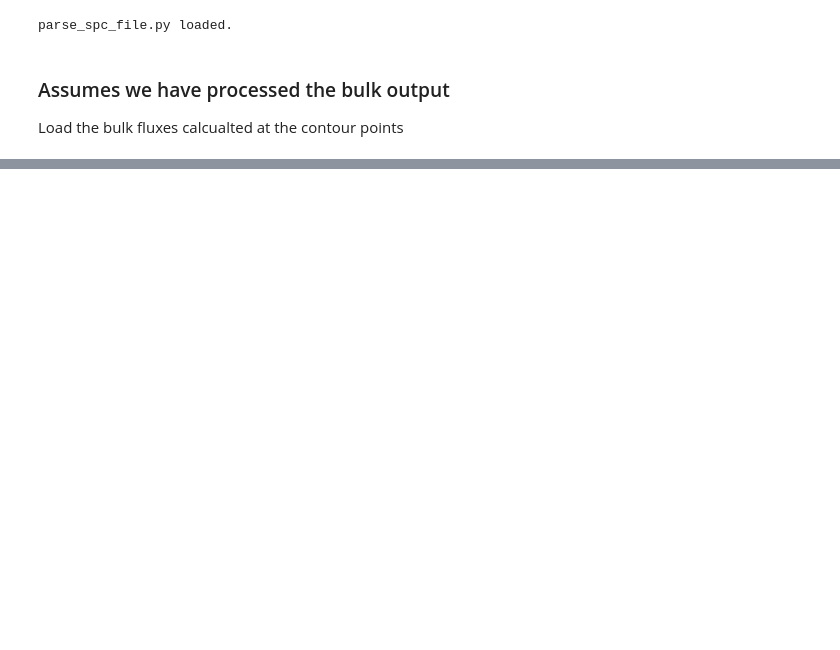
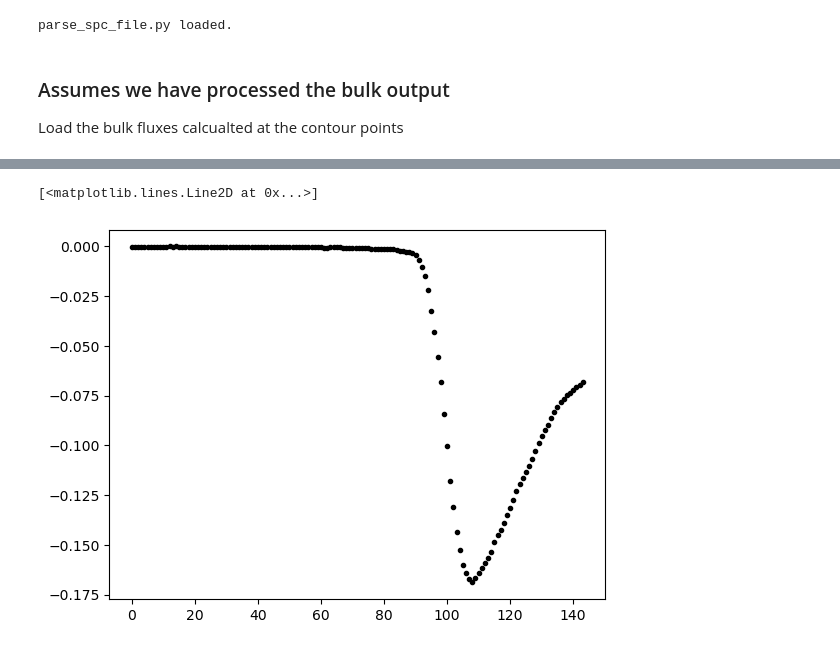
Before and after one commit to csherwood-usgs/NOPP_comparison, a Jupyter notebook: process_adcirc.ipynb, the cells around one changed output, grey strips where cells are left out. Drawn from its saved outputs; the diff is of its cells as text; code cells hidden in the pictures; blank space fills up the shorter version.

```diff
--- a/process_adcirc.ipynb
+++ b/process_adcirc.ipynb
@@ -118,0 +228,5 @@ Attributes:
+# %%
+plt.plot( ds_spec['Hm0'][:,320]- ds_bulk['Hs_tp'][:,320],'.k')
+# %% [output]
+[<matplotlib.lines.Line2D at 0x...>]
+[figure, added]
```
Also changed, not shown: parts of 8 cells of this notebook, 3 other files.
